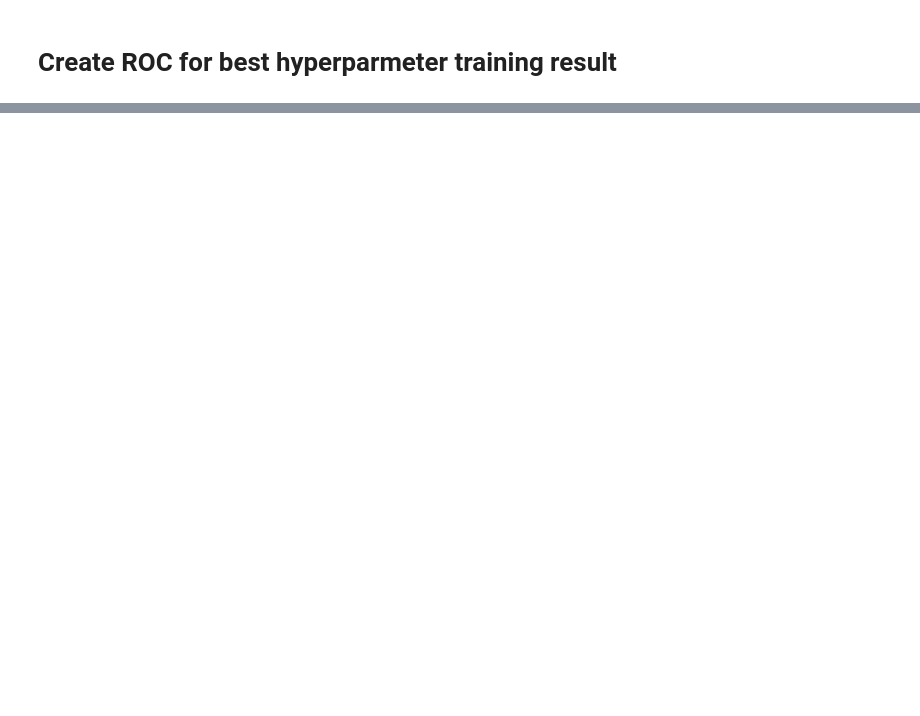
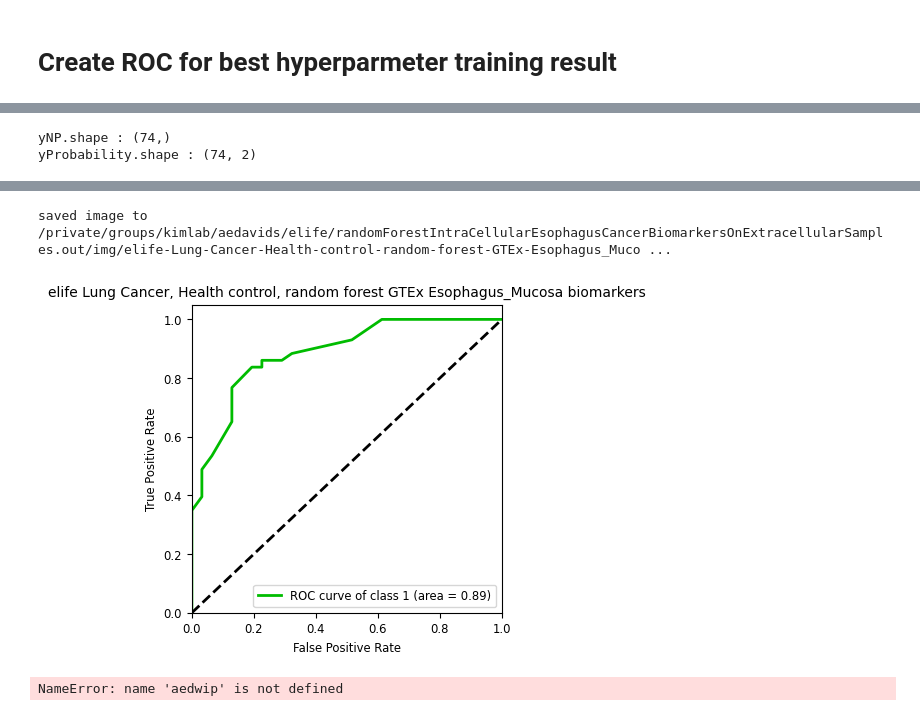
Before and after one commit to aedavids/extraCellularRNA, a Jupyter notebook: intraExtraRNA_POC/jupyterNotebooks/elife/esophagusCancer/randomForestIntraCellularEsophagusCancerBiomarkersOnExtracellularSamples.ipynb, the cells around one changed output, grey strips where cells are left out. Cells and saved outputs as stored; diff of their text form; code cells hidden in the pictures; blank space fills up the shorter version.

```diff
--- a/intraExtraRNA_POC/jupyterNotebooks/elife/esophagusCancer/randomForestIntraCellularEsophagusCancerBiomarkersOnExtracellularSamples.ipynb
+++ b/intraExtraRNA_POC/jupyterNotebooks/elife/esophagusCancer/randomForestIntraCellularEsophagusCancerBiomarkersOnExtracellularSamples.ipynb
@@ -240,5 +285,5 @@ RandomForestClassifier(max_features=2, max_samples=0.3, n_estimators=50)
 # %%
-model.fit(XNP, yNP)
-predictions  = model.predict(XNP)
-yProbability = model.predict_proba(XNP)
+EsophagusModel.fit(XNP, yNP)
+predictions  = EsophagusModel.predict(XNP)
+yProbability = EsophagusModel.predict_proba(XNP)
 # %%
@@ -350,0 +392,59 @@ yProbability.shape : (74, 2)
+# %%
+def plotROCWrapper(XNP :np.array,
+                yNP :np.array,
+                model,
+                title:str ) -> tuple[plt.figure, plt.axes, dict[int, float]]:
+    '''
+    arguments:
+        XNP :
+            samples to create prediction for
+        y :
+            ground truth labels
+
+        model:
+            trained model
+
+    returns
+        fig:
+
+        panel :
+
+        dictionary :
+            key = yProbability column idx
+            value = area under ROC curve
+
+    '''
+    predictions  = model.predict(XNP)
+    yProbability = model.predict_proba(XNP)
+
+    fig, axs = plt.subplots(nrows=1, ncols=1, figsize=(4, 4), ) #sharey=True
+
+    #yProbability = yProbability[:,1]
+    print(f'yNP.shape : {yNP.shape}')
+    print(f'yProbability.shape : {yProbability.shape}' )
+
+    classesToPlot = [1]
+    aucDict = plotROC(
+            axs,
+            yNP,
+            yProbability,
+            title,
+            classesToPlot
+    )
+
+    return (fig, axs, aucDict)
+
+title = "elife Lung Cancer, Health control, random forest GTEx Esophagus_Mucosa biomarkers"
+fig, axs, aucDict = plotROCWrapper(XNP,
+            yNP,
+            EsophagusModel,
+            title)
+
+imgFilePath = f'{imgOut}/{urlify(title)}.png'
+fig.savefig(imgFilePath, dpi=600, bbox_inches='tight', facecolor="white", transparent=True)
+print(f'saved image to {imgFilePath}')
+
+logger.warning(f'plot may over estimate performance. Model was trained on all 75 cancer and healthy samples')
+# %% [output]
+yNP.shape : (74,)
+yProbability.shape : (74, 2)
@@ -351,3 +452,9 @@ yProbability.shape : (74, 2)
+saved image to /private/groups/kimlab/aedavids/elife/randomForestIntraCellularEsophagusCancerBiomarkersOnExtracellularSamples.out/img/elife-Lung-Cancer-Health-control-random-forest-GTEx-Esophagus_Muco ...
+[figure, added]
+# %%
+aedwip
+# %% [output]
+NameError: name 'aedwip' is not defined
 # %%
 def plotSensitivityVsSpecificity(df):
     w = 8
```
Also changed, not shown: parts of 15 cells of this notebook, 3 other files.
